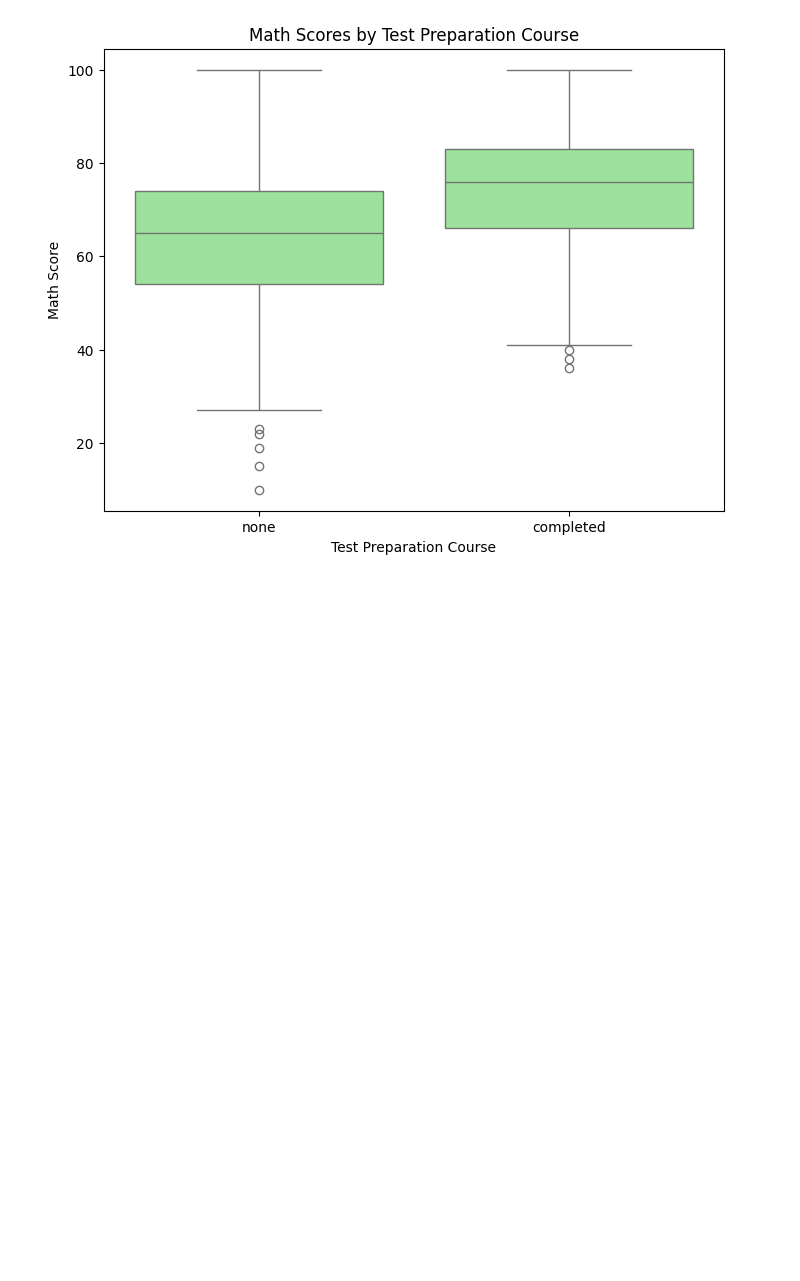
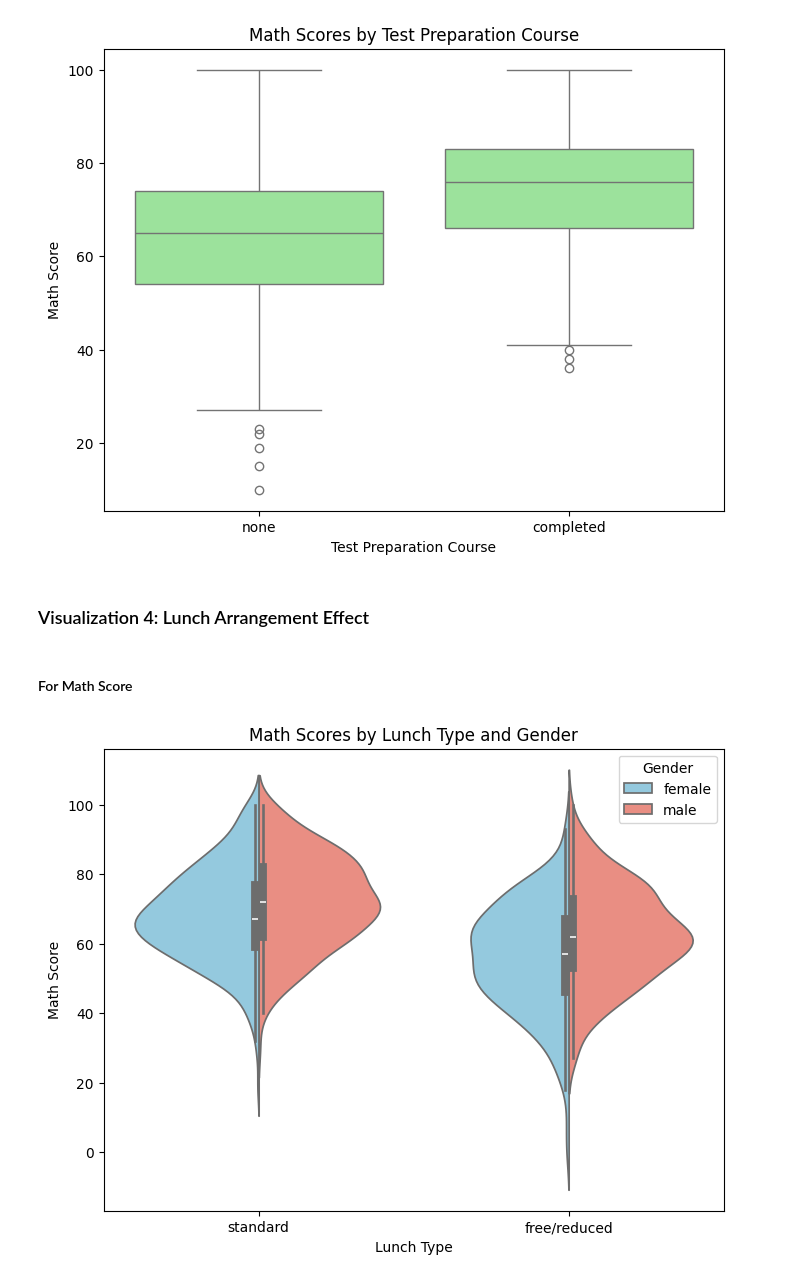
Before and after one commit to GauravBachu/PDS_Assignment-1, a Jupyter notebook: student_performace_Q2/src/Q2.ipynb, the cells around one changed output. Drawn from its saved outputs; the diff is of its cells as text; code cells hidden in the pictures; blank space fills up the shorter version.

Commit message:
Visualization 4 : Lunch Arrangement  Effect for Math Score, Reading Score, Writing Score

```diff
--- a/student_performace_Q2/src/Q2.ipynb
+++ b/student_performace_Q2/src/Q2.ipynb
@@ -104,3 +104,19 @@ plt.ylabel('Math Score')
 plt.show()
 # %% [output]
 [figure]
+# %% [markdown]
+### Visualization 4: Lunch Arrangement Effect
+# %% [markdown]
+#### For Math Score
+# %%
+colors = ['skyblue', 'salmon']
+plt.figure(figsize=(8, 6))
+sns.violinplot(data=data_set, x='lunch', y='math score', hue='gender',palette=colors, split=True)
+plt.title('Math Scores by Lunch Type and Gender')
+plt.xlabel('Lunch Type')
+plt.ylabel('Math Score')
+plt.legend(title='Gender')
+plt.savefig("../results/violinplot_mathscores_lunch.png")
+plt.show()
+# %% [output]
+[figure, added]
```
Also changed, not shown: parts of 7 cells of this notebook, 6 other files.
